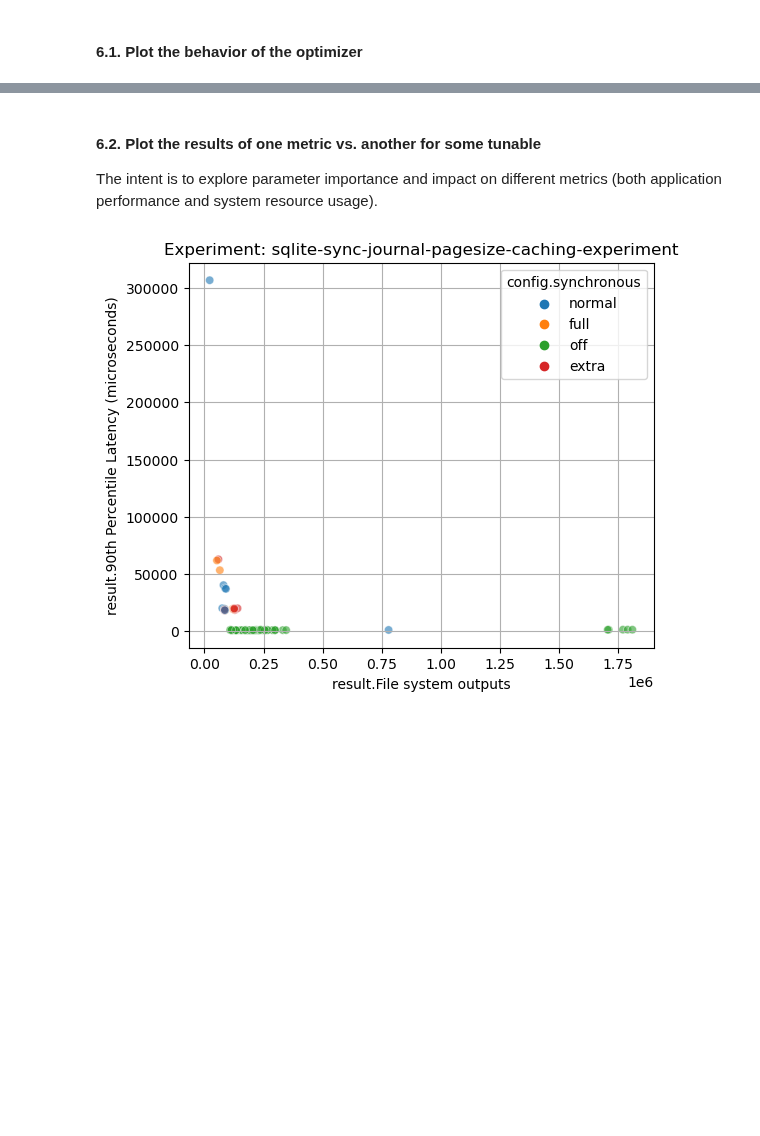
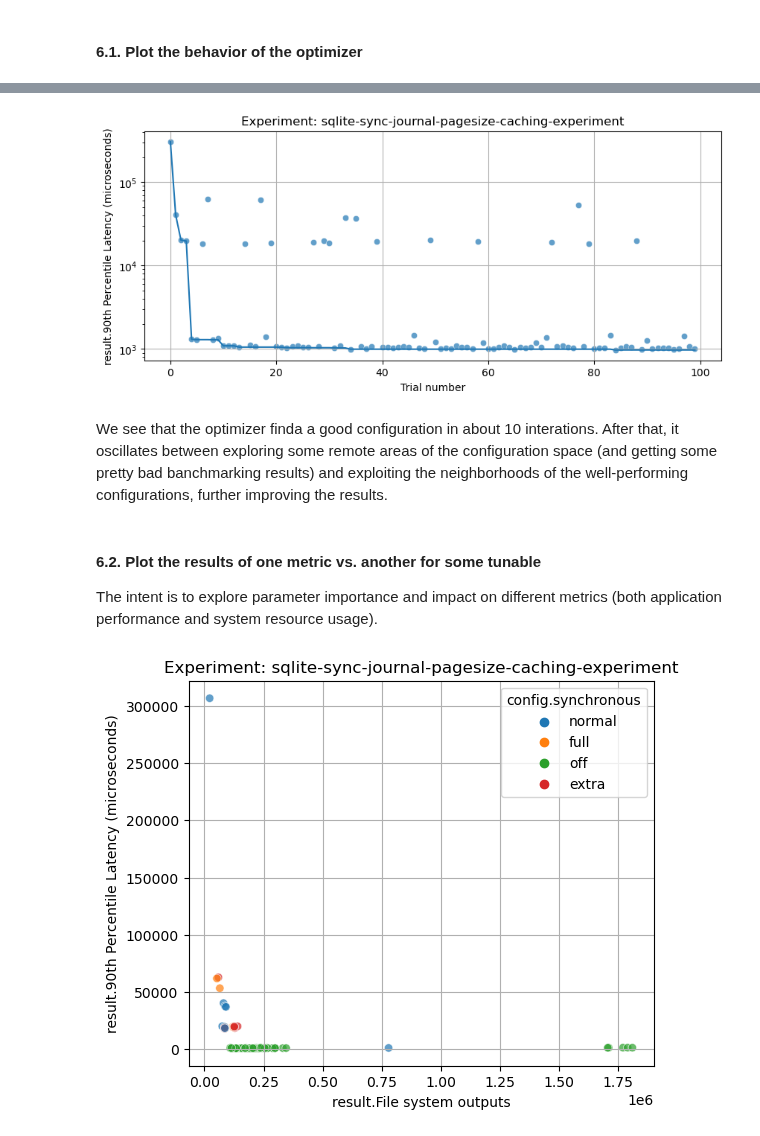
Before and after one commit to Microsoft-CISL/sqlite-autotuning, a Jupyter notebook: mlos_demo_sqlite_teachers.ipynb, the cells around one changed output, grey strips where cells are left out. Saved outputs shown, nothing was run; the diff lists cells and outputs as text; code cells hidden in the pictures; blank space fills up the shorter version.

Commit message:
add the optimizer performance plots

```diff
--- a/mlos_demo_sqlite_teachers.ipynb
+++ b/mlos_demo_sqlite_teachers.ipynb
@@ -105,3 +118,21 @@ Name: 1, dtype: object
+# %%
+plt.rcParams["figure.figsize"] = (10, 4)
+
+sns.lineplot(x=df.trial_id, y=df[SCORE].cummin())  # Result of each trial
+sns.scatterplot(x=df.trial_id, y=df[SCORE], alpha=0.7)  # Best result so far (cummin)
+
+plt.yscale('log')
+
+plt.xlabel("Trial number")
+plt.ylabel(SCORE)
+
+plt.title("Experiment: " + exp.exp_id)
+plt.grid()
+plt.show()
+# %% [output]
+[figure, added]
+# %% [markdown]
+We see that the optimizer finda a good configuration in about 10 interations. After that, it oscillates between exploring some remote areas of the configuration space (and getting some pretty bad banchmarking results) and exploiting the neighborhoods of the well-performing configurations, further improving the results.
 # %% [markdown]
 #### 6.2. Plot the results of one metric vs. another for some tunable
 
```
Also changed, not shown: parts of 7 cells of this notebook.
